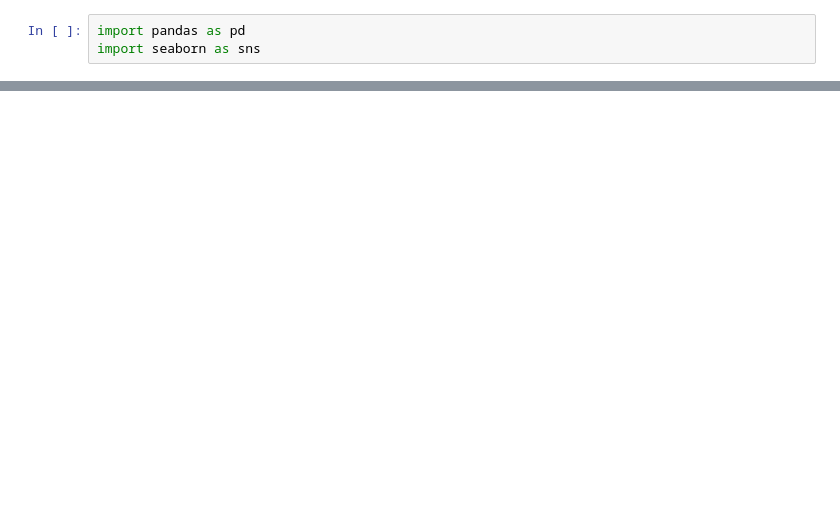
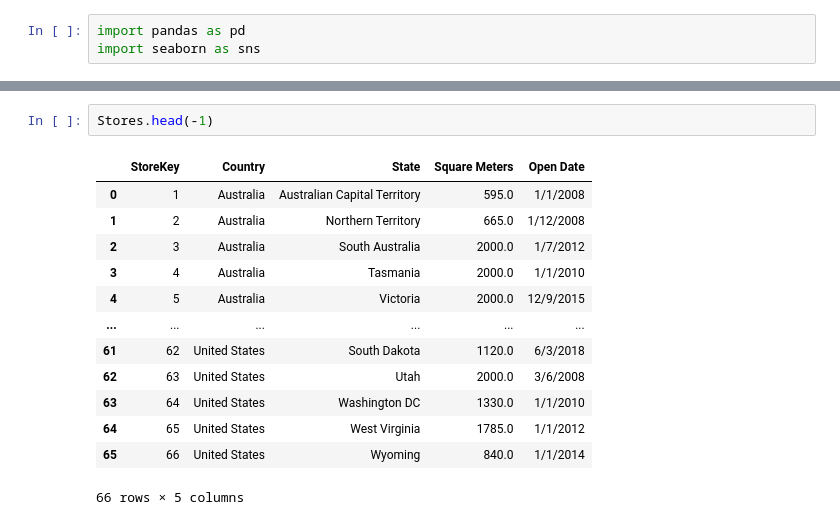
Before and after one commit to Hubert-Pierzchalski/Electronic_Store_Data_Vis, a Jupyter notebook: main.ipynb, the cells around one changed output, grey strips where cells are left out. Drawn from its saved outputs; the diff is of its cells as text; blank space fills up the shorter version.

```diff
--- a/main.ipynb
+++ b/main.ipynb
@@ -12,0 +63,16 @@ NameError: name 'pd' is not defined
+# %%
+Stores.head(-1)
+# %% [output]
+|  | StoreKey | Country | State | Square Meters | Open Date |
+| 0 | 1 | Australia | Australian Capital Territory | 595.0 | 1/1/2008 |
+| 1 | 2 | Australia | Northern Territory | 665.0 | 1/12/2008 |
+| 2 | 3 | Australia | South Australia | 2000.0 | 1/7/2012 |
+| 3 | 4 | Australia | Tasmania | 2000.0 | 1/1/2010 |
+| 4 | 5 | Australia | Victoria | 2000.0 | 12/9/2015 |
+| ... | ... | ... | ... | ... | ... |
+| 61 | 62 | United States | South Dakota | 1120.0 | 6/3/2018 |
+| 62 | 63 | United States | Utah | 2000.0 | 3/6/2008 |
+| 63 | 64 | United States | Washington DC | 1330.0 | 1/1/2010 |
+| 64 | 65 | United States | West Virginia | 1785.0 | 1/1/2012 |
+| 65 | 66 | United States | Wyoming | 840.0 | 1/1/2014 |
+66 rows × 5 columns
```
Also changed, not shown: parts of 17 cells of this notebook.
